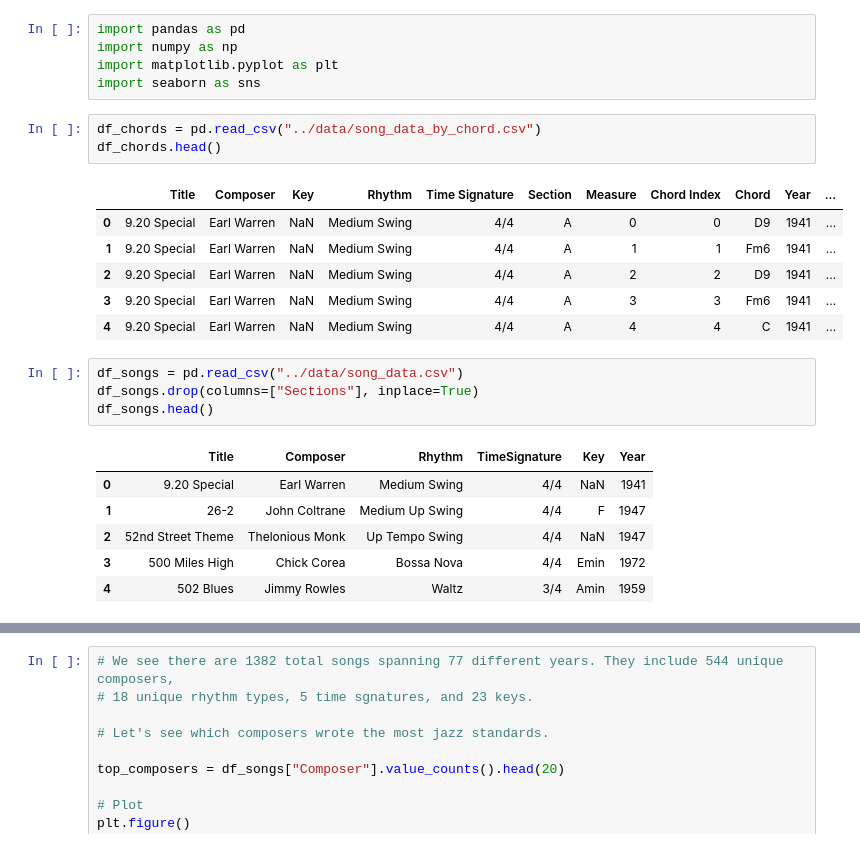
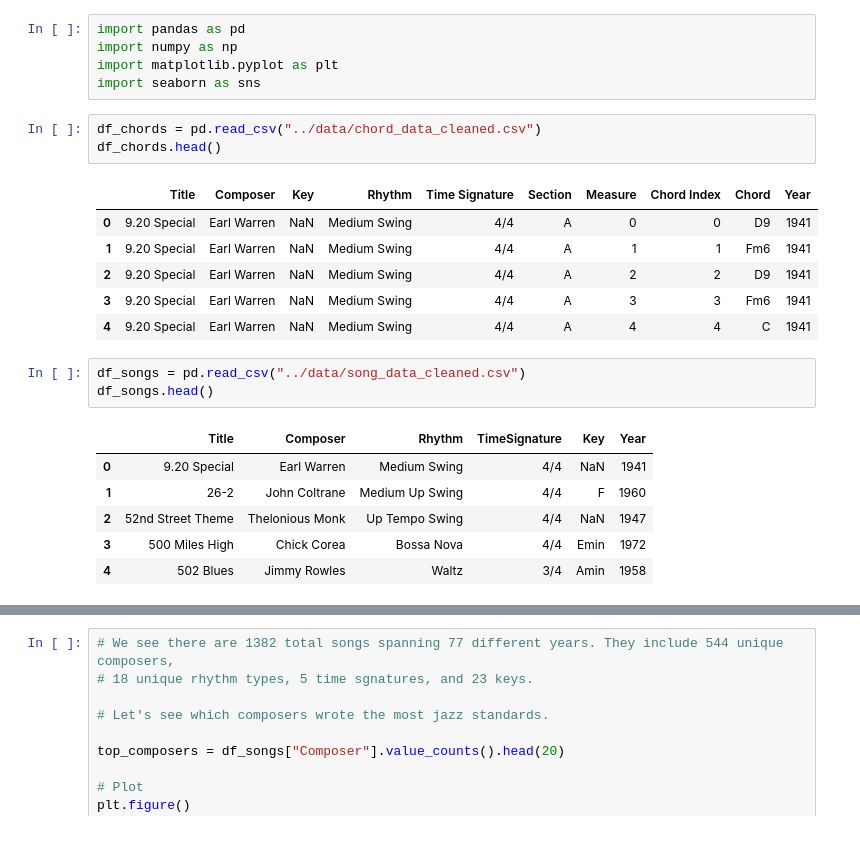
Before and after one commit to jeremy-ferrara/Springboard, a Jupyter notebook: capstone_2/notebooks/EDA.ipynb, the cells around one changed output, grey strips where cells are left out. Drawn from its saved outputs; the diff is of its cells as text.

```diff
--- a/capstone_2/notebooks/EDA.ipynb
+++ b/capstone_2/notebooks/EDA.ipynb
@@ -4,26 +4,25 @@ import numpy as np
 import matplotlib.pyplot as plt
 import seaborn as sns
 # %%
-df_chords = pd.read_csv("../data/song_data_by_chord.csv")
+df_chords = pd.read_csv("../data/chord_data_cleaned.csv")
 df_chords.head()
 # %% [output]
-|  | Title | Composer | Key | Rhythm | Time Signature | Section | Measure | Chord Index | Chord | Year | ... |
-| 0 | 9.20 Special | Earl Warren | NaN | Medium Swing | 4/4 | A | 0 | 0 | D9 | 1941 | ... |
-| 1 | 9.20 Special | Earl Warren | NaN | Medium Swing | 4/4 | A | 1 | 1 | Fm6 | 1941 | ... |
-| 2 | 9.20 Special | Earl Warren | NaN | Medium Swing | 4/4 | A | 2 | 2 | D9 | 1941 | ... |
-| 3 | 9.20 Special | Earl Warren | NaN | Medium Swing | 4/4 | A | 3 | 3 | Fm6 | 1941 | ... |
-| 4 | 9.20 Special | Earl Warren | NaN | Medium Swing | 4/4 | A | 4 | 4 | C | 1941 | ... |
+|  | Title | Composer | Key | Rhythm | Time Signature | Section | Measure | Chord Index | Chord | Year |
+| 0 | 9.20 Special | Earl Warren | NaN | Medium Swing | 4/4 | A | 0 | 0 | D9 | 1941 |
+| 1 | 9.20 Special | Earl Warren | NaN | Medium Swing | 4/4 | A | 1 | 1 | Fm6 | 1941 |
+| 2 | 9.20 Special | Earl Warren | NaN | Medium Swing | 4/4 | A | 2 | 2 | D9 | 1941 |
+| 3 | 9.20 Special | Earl Warren | NaN | Medium Swing | 4/4 | A | 3 | 3 | Fm6 | 1941 |
+| 4 | 9.20 Special | Earl Warren | NaN | Medium Swing | 4/4 | A | 4 | 4 | C | 1941 |
 # %%
-df_songs = pd.read_csv("../data/song_data.csv")
-df_songs.drop(columns=["Sections"], inplace=True)
+df_songs = pd.read_csv("../data/song_data_cleaned.csv")
 df_songs.head()
 # %% [output]
 |  | Title | Composer | Rhythm | TimeSignature | Key | Year |
 | 0 | 9.20 Special | Earl Warren | Medium Swing | 4/4 | NaN | 1941 |
-| 1 | 26-2 | John Coltrane | Medium Up Swing | 4/4 | F | 1947 |
+| 1 | 26-2 | John Coltrane | Medium Up Swing | 4/4 | F | 1960 |
 | 2 | 52nd Street Theme | Thelonious Monk | Up Tempo Swing | 4/4 | NaN | 1947 |
 | 3 | 500 Miles High | Chick Corea | Bossa Nova | 4/4 | Emin | 1972 |
-| 4 | 502 Blues | Jimmy Rowles | Waltz | 3/4 | Amin | 1959 |
+| 4 | 502 Blues | Jimmy Rowles | Waltz | 3/4 | Amin | 1958 |
 # %%
 #Now that both dataframes are loaded, we will first explore the songs dataframe
 df_songs.info()
```
Also changed, not shown: parts of 17 cells of this notebook, 24 other files.
